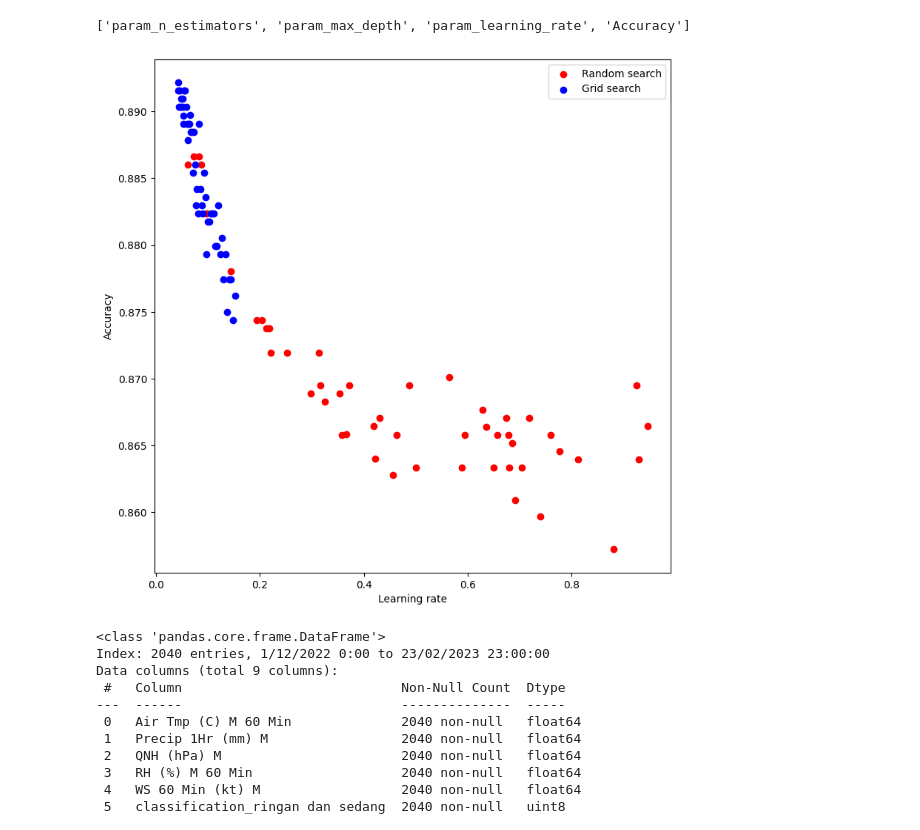
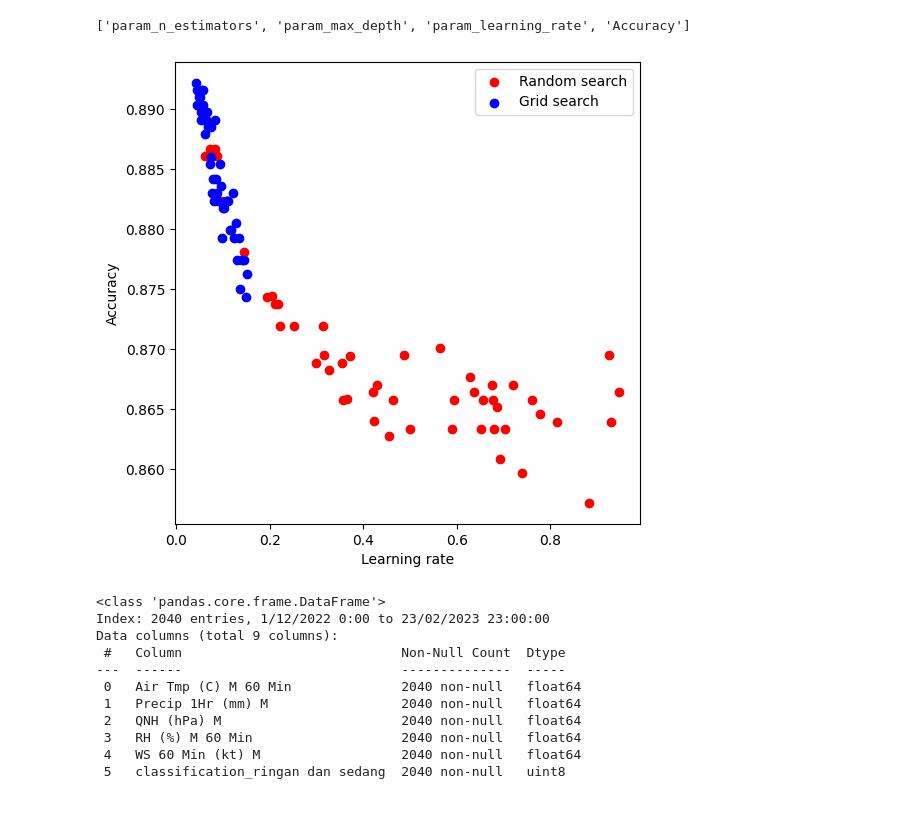
Before and after one commit to el-thobhy/rainfall-prediction, a Jupyter notebook: multiclass_80-20/test_code_bmkg.ipynb, the cells around one changed output. Saved outputs shown, nothing was run; the diff lists cells and outputs as text; code cells hidden in the pictures.

```diff
--- a/multiclass_80-20/test_code_bmkg.ipynb
+++ b/multiclass_80-20/test_code_bmkg.ipynb
@@ -579,25 +579,25 @@ result_fine['Accuracy'] = Accuracy_Fine
 # %%
 import matplotlib.pyplot as plt
 
-plt.figure(figsize=(9,9))
+plt.figure(figsize=(6,6))
 x1= result_coarse['param_learning_rate']
 y1= result_coarse['mean_test_score']
 
 x2= result_fine['param_learning_rate']
 y2= result_fine['mean_test_score']
 
 plt.scatter(x1, y1, color='red', label='Random search')
 
 plt.scatter(x2, y2, color='blue', label='Grid search')
 
 plt.legend()
 plt.xlabel('Learning rate')
 plt.ylabel('Accuracy')
 
 # Tampilkan grafik
 plt.show()
 # %% [output]
-[figure, old version]
+[figure, new version]
 # %%
 hasil = pd.DataFrame(search.cv_results_)
 hasil = hasil.sort_values('mean_test_score', ascending=False)
```
Also changed, not shown: 15 other files.
